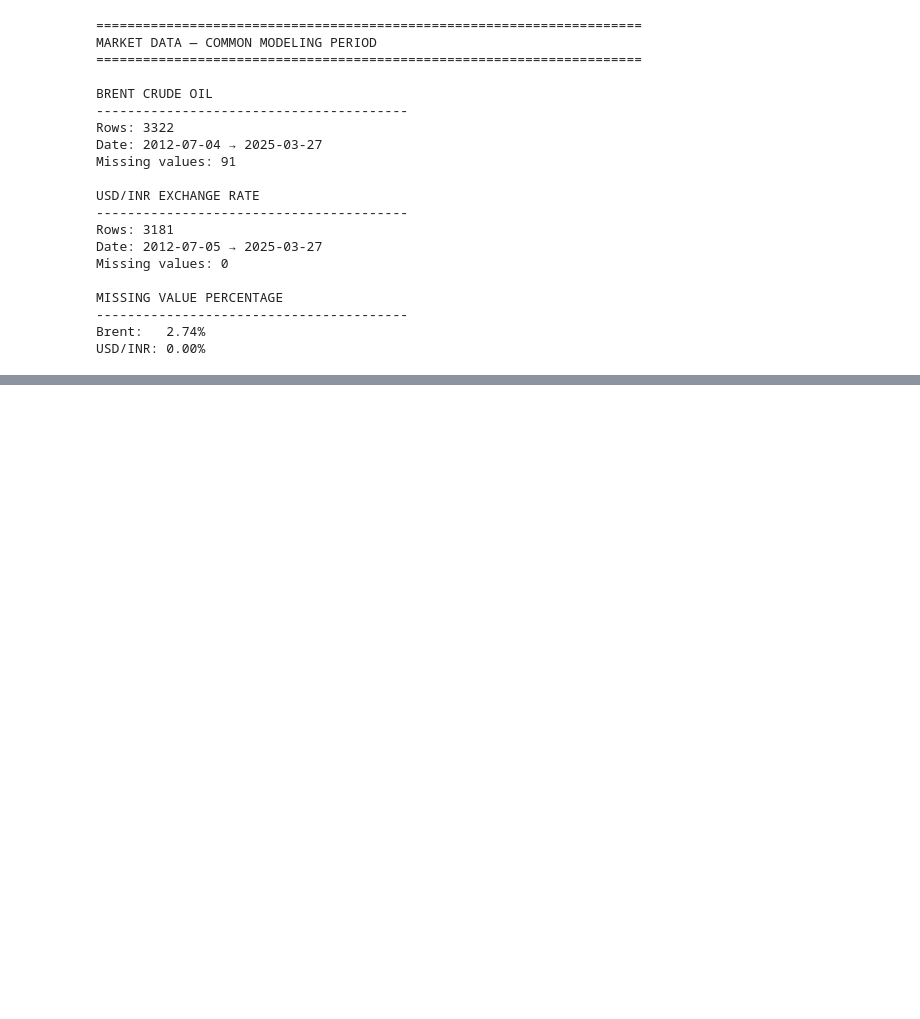
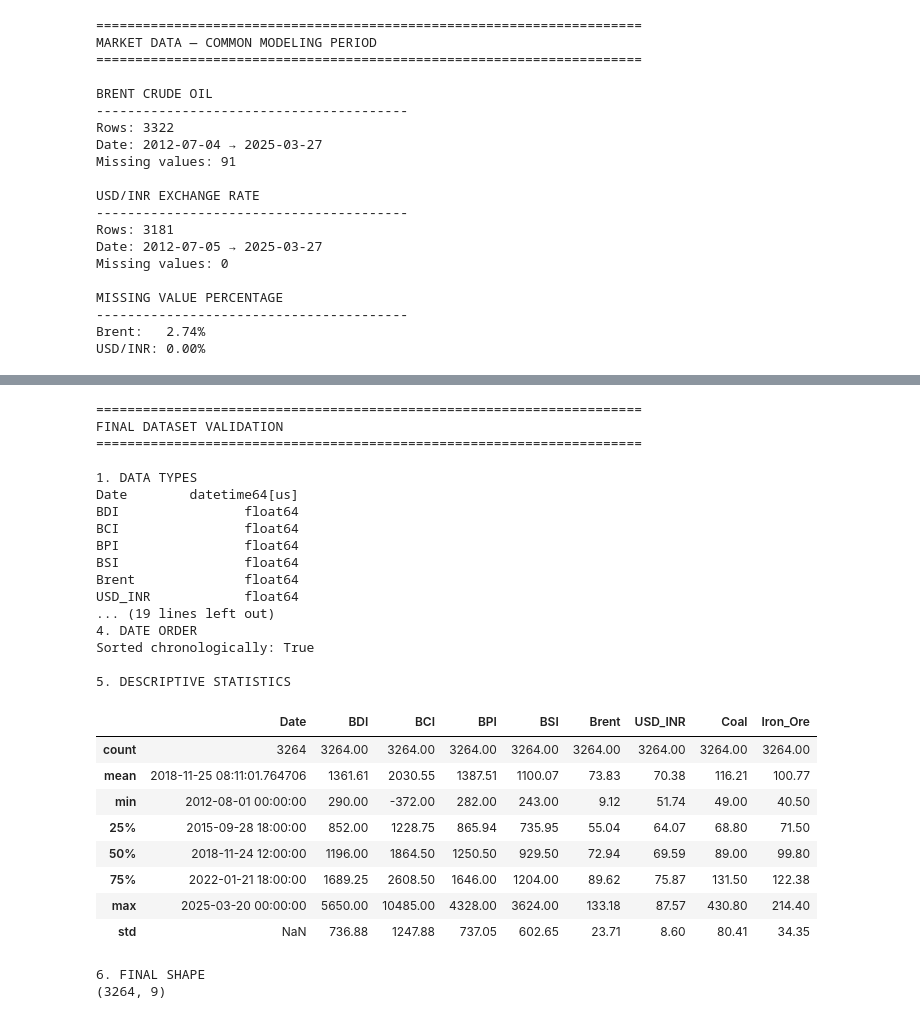
Before and after one commit to PradeepSargar/Freight-rate-forecasting-ML-project, a Jupyter notebook: notebooks/02_eda_and_preprocessing.ipynb, the cells around one changed output, grey strips where cells are left out. Saved outputs shown, nothing was run; the diff lists cells and outputs as text; code cells hidden in the pictures; blank space fills up the shorter version.

```diff
--- a/notebooks/02_eda_and_preprocessing.ipynb
+++ b/notebooks/02_eda_and_preprocessing.ipynb
@@ -852,0 +1965,62 @@ USD/INR: 0.00%
+# %%
+# ============================================================
+# FREIGHTIQ — MODEL 1
+# EDA STEP 23: FINAL DATASET VALIDATION
+# ============================================================
+
+print("=" * 70)
+print("FINAL DATASET VALIDATION")
+print("=" * 70)
+
+# Check data types
+print("\n1. DATA TYPES")
+print(model_final.dtypes)
+
+# Check duplicate dates
+print("\n2. DUPLICATE DATES")
+print("Duplicate dates:", model_final["Date"].duplicated().sum())
+
+# Check missing values
+print("\n3. MISSING VALUES")
+print(model_final.isna().sum())
+
+# Check date ordering
+print("\n4. DATE ORDER")
+print("Sorted chronologically:",
+      model_final["Date"].is_monotonic_increasing)
+
+# Descriptive statistics
+print("\n5. DESCRIPTIVE STATISTICS")
+display(model_final.describe().round(2))
+
+print("\n6. FINAL SHAPE")
+print(model_final.shape)
+# %% [output]
+======================================================================
+FINAL DATASET VALIDATION
+======================================================================
+
+1. DATA TYPES
+Date        datetime64[us]
+BDI                float64
+BCI                float64
+BPI                float64
+BSI                float64
+Brent              float64
+USD_INR            float64
+... (19 lines left out)
+4. DATE ORDER
+Sorted chronologically: True
+
+5. DESCRIPTIVE STATISTICS
+|  | Date | BDI | BCI | BPI | BSI | Brent | USD_INR | Coal | Iron_Ore |
+| count | 3264 | 3264.00 | 3264.00 | 3264.00 | 3264.00 | 3264.00 | 3264.00 | 3264.00 | 3264.00 |
+| mean | 2018-11-25 08:11:01.764706 | 1361.61 | 2030.55 | 1387.51 | 1100.07 | 73.83 | 70.38 | 116.21 | 100.77 |
+| min | 2012-08-01 00:00:00 | 290.00 | -372.00 | 282.00 | 243.00 | 9.12 | 51.74 | 49.00 | 40.50 |
+| 25% | 2015-09-28 18:00:00 | 852.00 | 1228.75 | 865.94 | 735.95 | 55.04 | 64.07 | 68.80 | 71.50 |
+| 50% | 2018-11-24 12:00:00 | 1196.00 | 1864.50 | 1250.50 | 929.50 | 72.94 | 69.59 | 89.00 | 99.80 |
+| 75% | 2022-01-21 18:00:00 | 1689.25 | 2608.50 | 1646.00 | 1204.00 | 89.62 | 75.87 | 131.50 | 122.38 |
+| max | 2025-03-20 00:00:00 | 5650.00 | 10485.00 | 4328.00 | 3624.00 | 133.18 | 87.57 | 430.80 | 214.40 |
+| std | NaN | 736.88 | 1247.88 | 737.05 | 602.65 | 23.71 | 8.60 | 80.41 | 34.35 |
+6. FINAL SHAPE
+(3264, 9)
```
Also changed, not shown: parts of 33 cells of this notebook.
